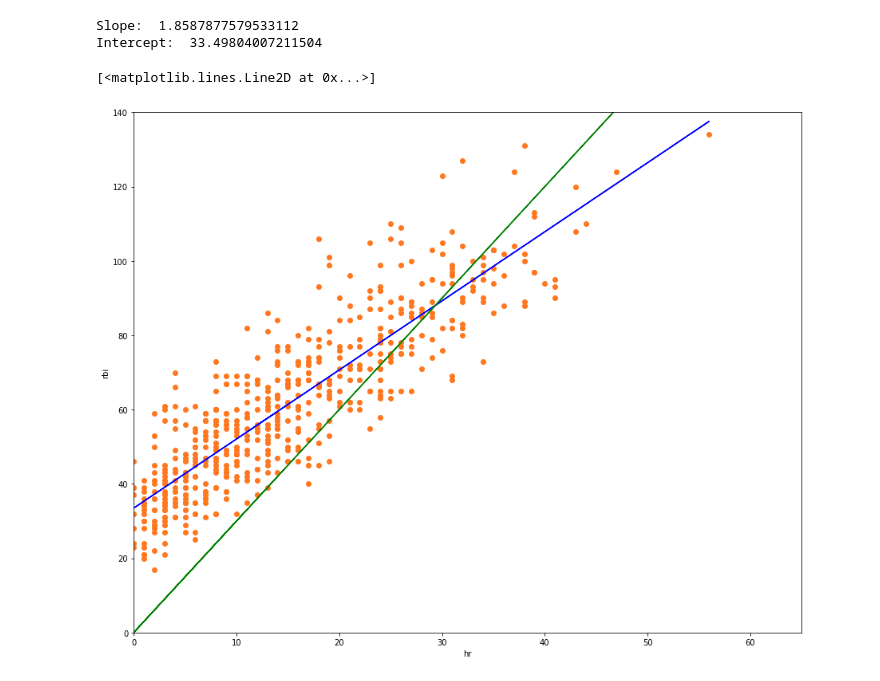
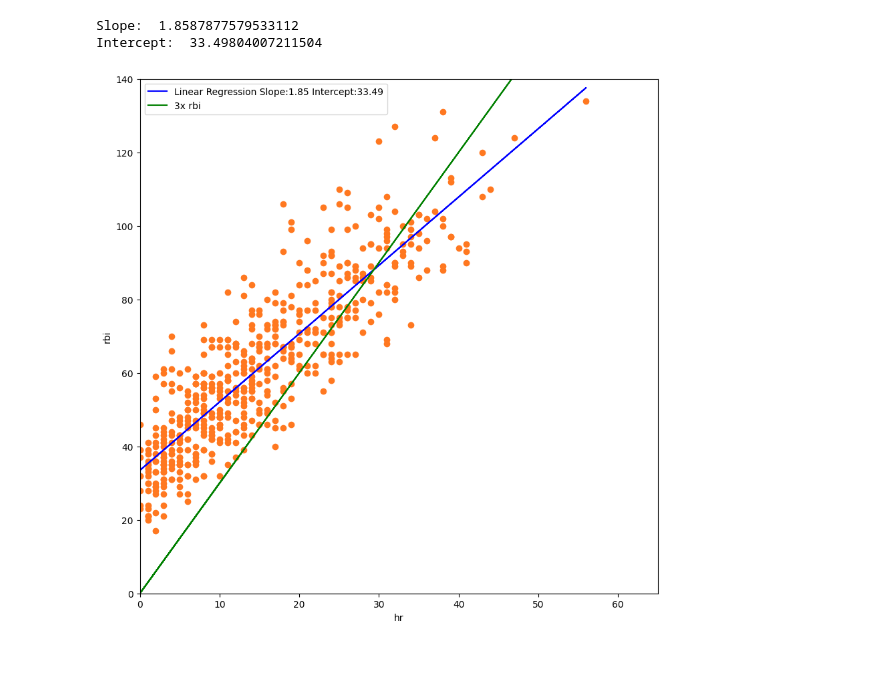
Before and after one commit to 892nske/sabr, a Jupyter notebook: 3bai/3xrbi.ipynb, the cells around one changed output. Saved outputs shown, nothing was run; the diff lists cells and outputs as text; code cells hidden in the pictures.

```diff
--- a/3bai/3xrbi.ipynb
+++ b/3bai/3xrbi.ipynb
@@ -18,21 +6,3 @@ def tablepd(table):
-# %%
-url='https://npb.jp/bis/2023/stats/bat_p.html'
-html = urlopen(url)
-soup = BeautifulSoup(html, "html.parser")
-table = soup.findAll("table")[0]
-# %%
-df=tablepd(table)
-# %%
-import pandas as pd
-
-url = 'https://npb.jp/bis/2023/stats/bat_p.html'
-dfs = pd.read_html(url)
-# %%
-columns = ['no','player','team','avg','game','pa','ab','r','h','2b','3b','hr','tb','rbi','sb','cs','sac','sf','bb','ibb','db','so','gidp','slg','obp']
-
-df = dfs[0]
-df.drop(df.index[[0, 1]],inplace=True)
-df.columns=columns
 # %%
 columns = ['no','player','team','avg','game','pa','ab','r','h','2b','3b','hr','tb','rbi','sb','cs','sac','sf','bb','ibb','db','so','gidp','slg','obp']
 batstats = pd.DataFrame(columns=columns)
@@ -81,14 +51,17 @@ Slope:  1.8587877579533112
 Intercept:  33.49804007211504
 # %%
 # プロット
-fig = plt.figure(figsize=(15, 12))
+fig = plt.figure(figsize=(10, 10))
 ax = fig.add_subplot(111, xlabel='hr', ylabel='rbi', xlim=(0,65), ylim=(0,140))
 
 ax.scatter(batstats['hr'], batstats['rbi'], c='#FF7820')
-ax.plot(hr, reg.predict(hr.values.reshape(-1, 1)), color='b', label='Linear Regression')
+ax.plot(hr, reg.predict(hr.values.reshape(-1, 1)), color='b', label='Linear Regression Slope:1.85 Intercept:33.49')
 ax.plot(hr, hr*3, color='g', label='3x rbi')
+
+ax.legend()
+
+fig.savefig('linefit.png')
 # %% [output]
-[<matplotlib.lines.Line2D at 0x...>]
-[figure, old version]
+[figure, new version]
 # %%
 batstats['hr_rbi_ratio'] =  batstats['rbi']/batstats['hr']
```
Also changed, not shown: parts of 4 cells of this notebook.
